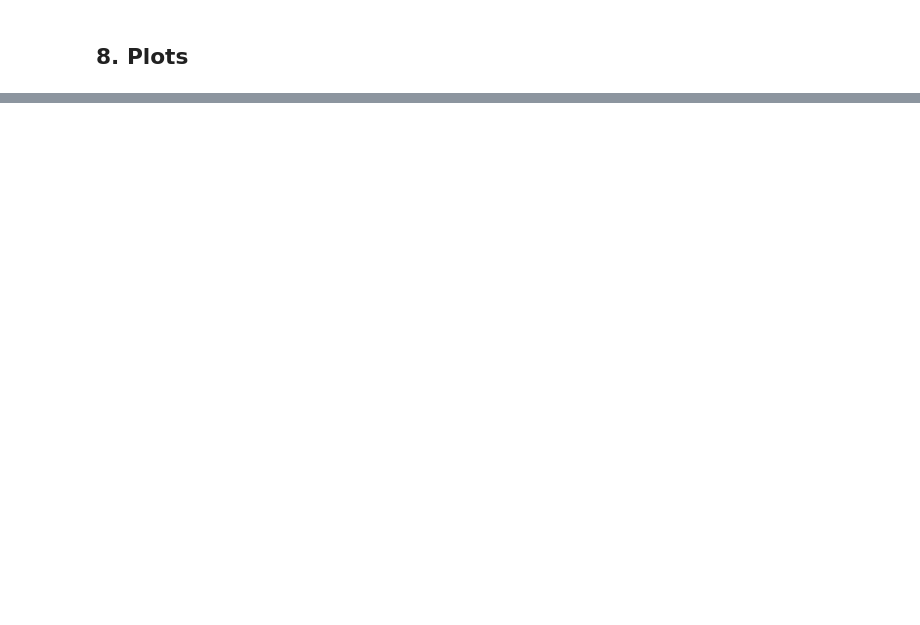
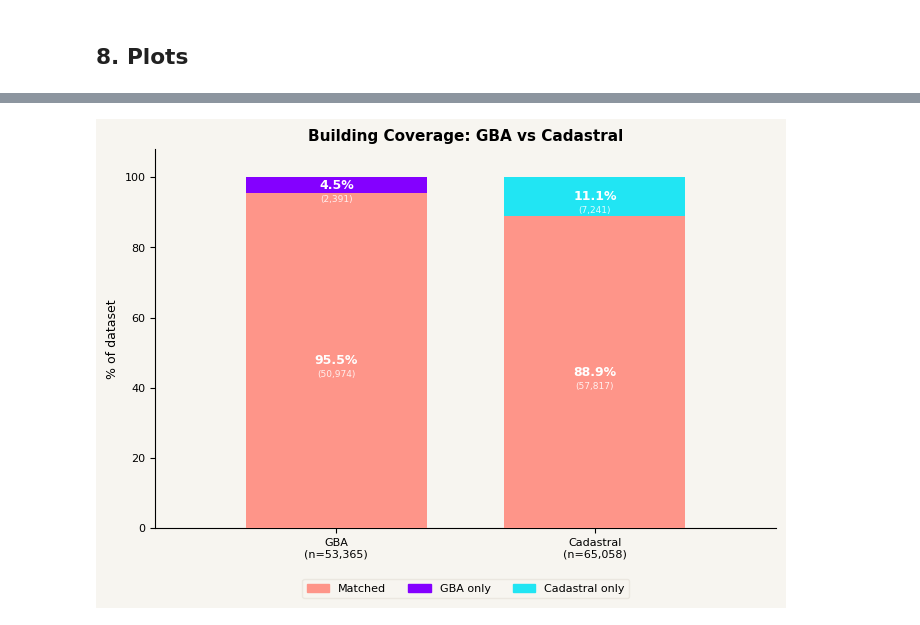
Before and after one commit to dclfbk/3-30-300-index, a Jupyter notebook: data_exploration/height_buildings.ipynb, the cells around one changed output, grey strips where cells are left out. Saved outputs shown, nothing was run; the diff lists cells and outputs as text; code cells hidden in the pictures; blank space fills up the shorter version.

```diff
--- a/data_exploration/height_buildings.ipynb
+++ b/data_exploration/height_buildings.ipynb
@@ -323,20 +376,20 @@ QGIS layers saved to building_comparison.gpkg
 # %% [markdown]
 ## 8. Plots
 # %%
-# ── Plot 1: Building coverage bar chart ─────────────────────────────────────
+# Plot 1: Building coverage stacked bar
 fig, ax = plt.subplots(figsize=(7, 5))
 
 categories     = ["GBA", "Cadastral"]
-matched_counts = [n_matched, n_matched]
-only_counts    = [n_gba_only, n_cadastral_only]
-only_colors    = ["#8400FF", "#21E5F3"]
+matched_counts = [n_gba_matched, n_cadastral_matched]
+only_counts    = [n_gba_only,    n_cadastral_only]
+only_colors    = ["#8400FF",     "#21E5F3"]
 
 ax.bar(categories, matched_counts, color="#AF7D4C")
 ax.bar(categories, only_counts, bottom=matched_counts, color=only_colors)
 
 for i, (m, u) in enumerate(zip(matched_counts, only_counts)):
-    ax.text(i, m / 2,     f"{m:,}\nmatched", ha="center", va="center", color="white", fontsize=5, fontweight="bold")
-    ax.text(i, m + u / 2, f"{u:,}\nonly",    ha="center", va="center", color="white", fontsize=5, fontweight="bold")
+    ax.text(i, m / 2,     f"{m:,}\nmatched", ha="center", va="center", color="white", fontsize=7, fontweight="bold")
+    ax.text(i, m + u / 2, f"{u:,}\nonly",    ha="center", va="center", color="white", fontsize=7, fontweight="bold")
 
 ax.legend(handles=[
     mpatches.Patch(color="#AF7D4C", label="Matched"),
@@ -396,0 +447,54 @@ plt.show()
+# %%
+fig, ax = plt.subplots(figsize=(7, 5), facecolor="#F7F5F0")
+ax.set_facecolor("#F7F5F0")
+
+ax.bar(categories, [pct_gba_matched, pct_cad_matched],
+       color="#FE9589", width=0.7, zorder=3)
+ax.bar(categories, [pct_gba_only, pct_cad_only],
+       bottom=[pct_gba_matched, pct_cad_matched],
+       color=["#8400FF", "#21E5F3"], width=0.7, zorder=3)
+
+# Annotations — only show % in the bar, raw count below as smaller text
+for i, (m, u, rm, ru) in enumerate(zip(
+    [pct_gba_matched, pct_cad_matched],
+    [pct_gba_only,    pct_cad_only],
+    [n_gba_matched,   n_cadastral_matched],
+    [n_gba_only,      n_cadastral_only]
+)):
+    # matched segment
+    ax.text(i, m / 2,      f"{m:.1f}%",   ha="center", va="center",
+            color="white", fontsize=9,  fontweight="bold")
+    ax.text(i, m / 2 - 4,  f"({rm:,})",  ha="center", va="center",
+            color="white", fontsize=6.5, alpha=0.85)
+    # only segment — skip if too small to label
+    if u > 2:
+        ax.text(i, m + u / 2,     f"{u:.1f}%",  ha="center", va="center",
+                color="white", fontsize=9,  fontweight="bold")
+        ax.text(i, m + u / 2 - 4, f"({ru:,})",  ha="center", va="center",
+                color="white", fontsize=6.5, alpha=0.85)
+
+ax.legend(handles=[
+    mpatches.Patch(color="#FE9589", label="Matched"),
+    mpatches.Patch(color="#8400FF", label="GBA only"),
+    mpatches.Patch(color="#21E5F3", label="Cadastral only")
+], fontsize=8, frameon=True, facecolor="#F7F5F0", edgecolor="#E8E4DC",
+   loc="upper center",
+   bbox_to_anchor=(0.5, -0.12),  # below the plot
+   ncol=3)                        # all 3 items in one row
+
+ax.set_ylabel("% of dataset", fontsize=9)
+ax.set_ylim(0, 108)
+ax.set_xlim(-0.7, 1.7)
+ax.set_title("Building Coverage: GBA vs Cadastral",
+             fontweight="bold", fontsize=11)
+
+ax.tick_params(axis='both', labelsize=8)
+ax.spines['top'].set_visible(False)
+ax.spines['right'].set_visible(False)
+
+plt.tight_layout()
+plt.savefig("plot_building_coverage.png", dpi=180, bbox_inches="tight",
+            facecolor="#F7F5F0")
+plt.show()
+# %% [output]
+[figure, added]
```
Also changed, not shown: parts of 24 cells of this notebook, 5 other files.
